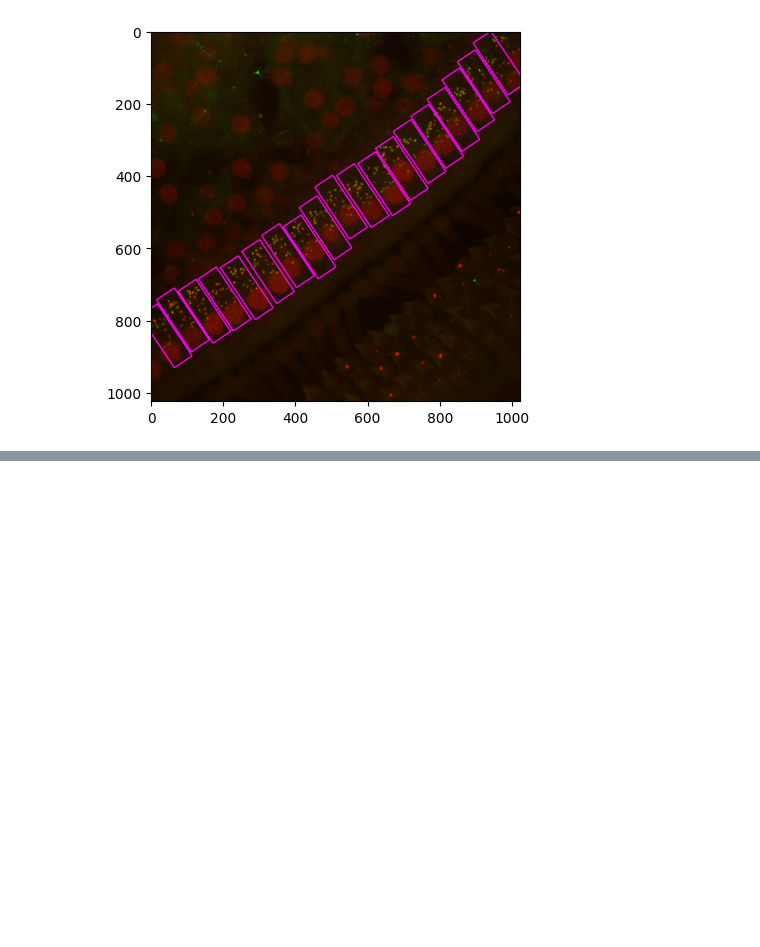
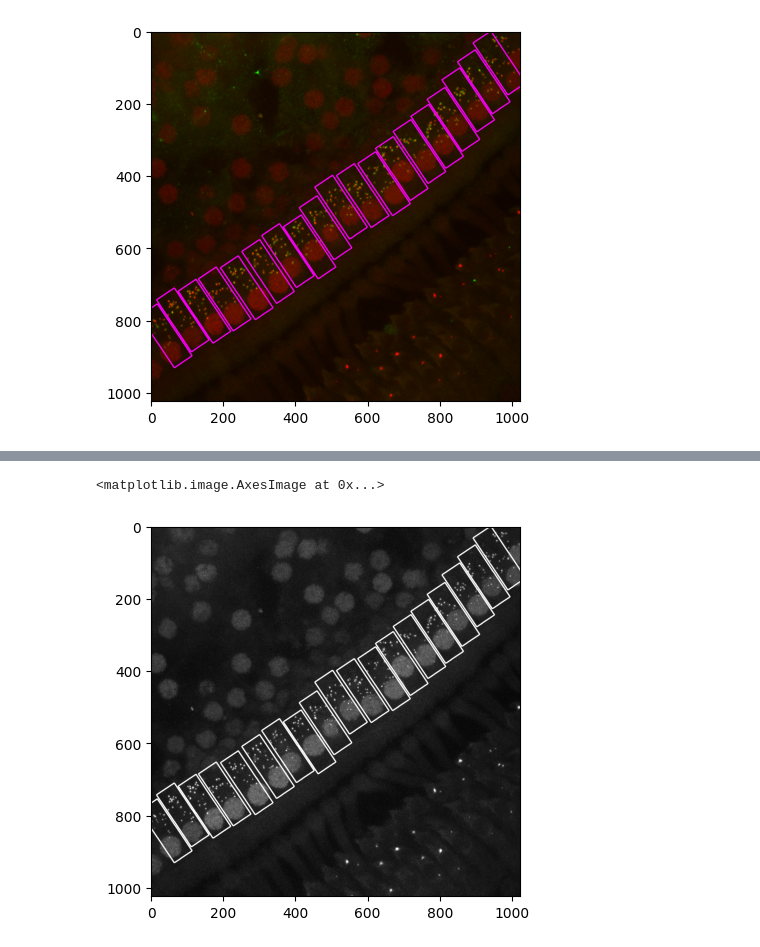
Before and after one commit to SalvadorCalanni/Confocal-Image-Analysis-Workshop-with-Python, a Jupyter notebook: Desafío/desafio.ipynb, the cells around one changed output, grey strips where cells are left out. Cells and saved outputs as stored; diff of their text form; code cells hidden in the pictures; blank space fills up the shorter version.

```diff
--- a/Desafío/desafio.ipynb
+++ b/Desafío/desafio.ipynb
@@ -44,0 +53,6 @@ plt.imshow(imagen)
+# %%
+canal_rojo = imagen[:,:,0]
+plt.imshow(canal_rojo, cmap='gray')
+# %% [output]
+<matplotlib.image.AxesImage at 0x...>
+[figure, added]
```
Also changed, not shown: parts of 5 cells of this notebook, 2 other files.
